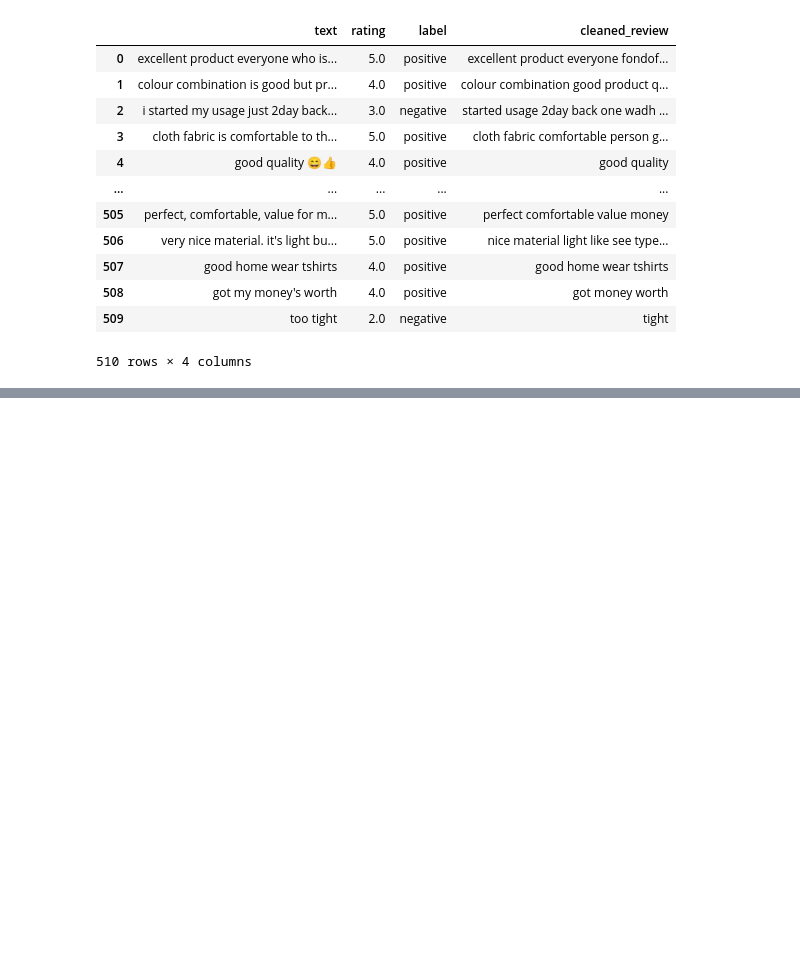
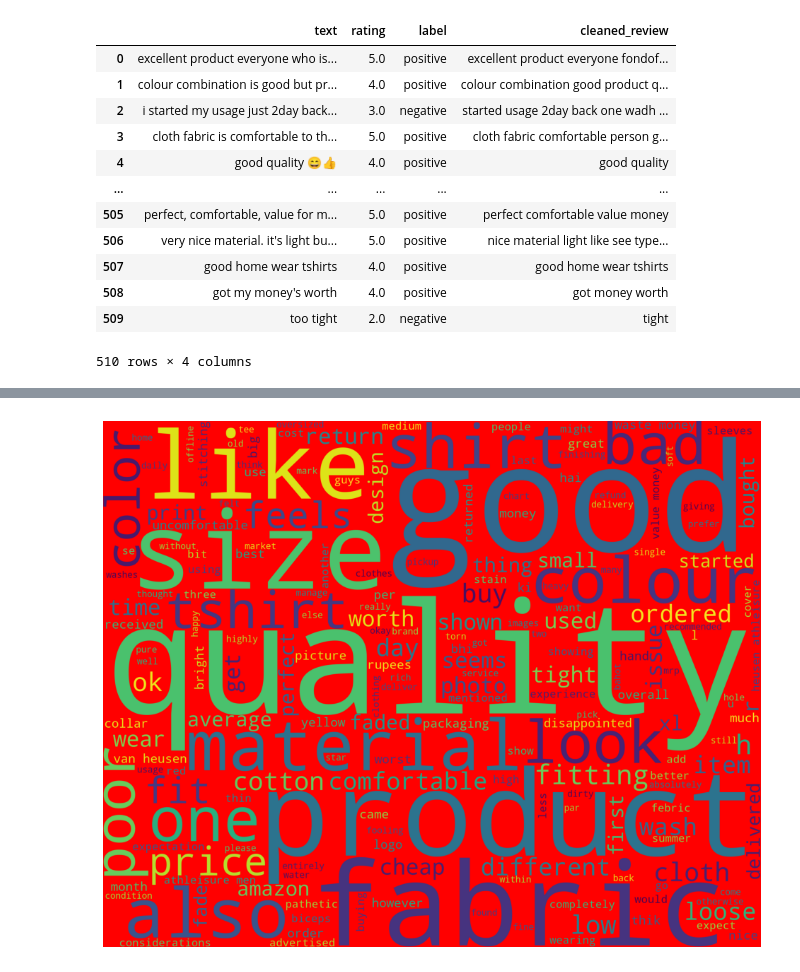
Before and after one commit to Prakash-Kani/Sentiment-Analysis-of-Amazon-Product-Reviews-Using-Web-Scraping-and-Natural-Language-Processing, a Jupyter notebook: Sentiment_Analysis.ipynb, the cells around one changed output, grey strips where cells are left out. Cells and saved outputs as stored; diff of their text form; code cells hidden in the pictures; blank space fills up the shorter version.

```diff
--- a/Sentiment_Analysis.ipynb
+++ b/Sentiment_Analysis.ipynb
@@ -199,0 +217,13 @@ See the caveats in the documentation: https://pandas.pydata.org/pandas-docs/stab
+# %%
+#Drawing World Cloud negative review
+wordcloud = WordCloud(stopwords=stopword,
+                      background_color='red',
+                      width=2500,
+                      height=2000
+                     ).generate(negative)
+plt.figure(1,figsize=(12, 12))
+plt.imshow(wordcloud)
+plt.axis('off')
+plt.show()
+# %% [output]
+[figure, added]
```
Also changed, not shown: parts of 5 cells of this notebook.
